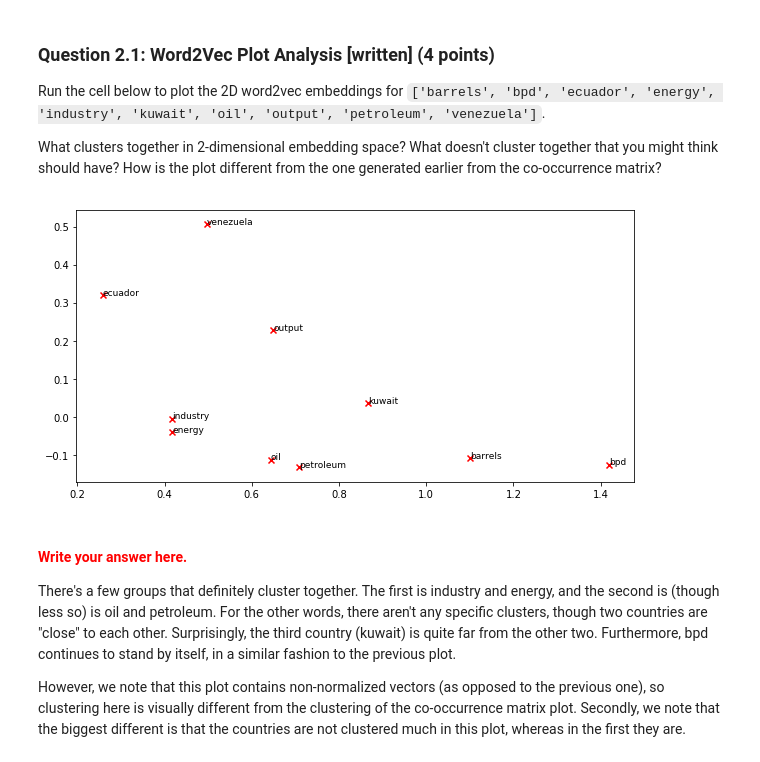
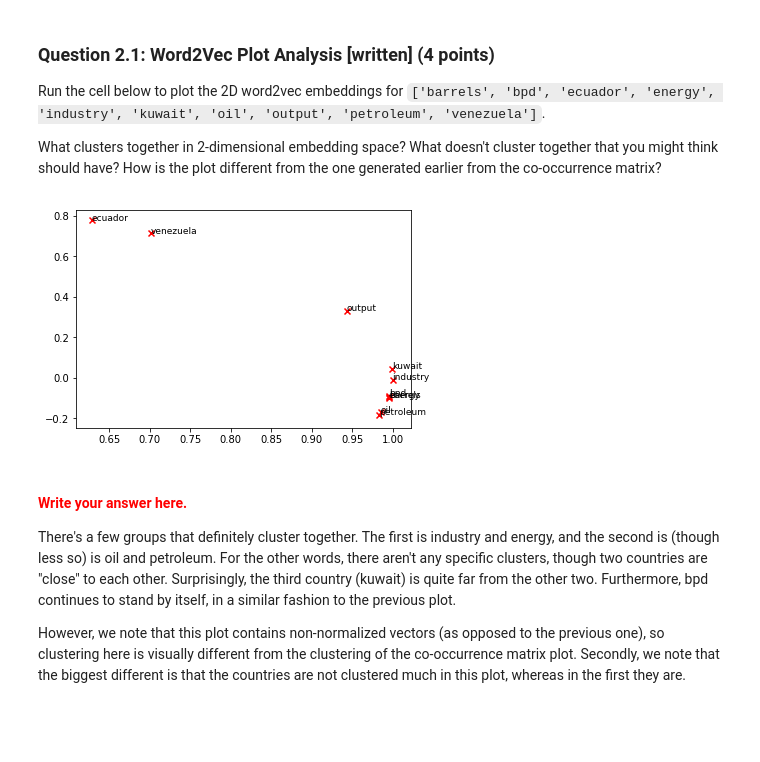
Before and after one commit to kandluis/cs224n, a Jupyter notebook: a1/exploring_word_vectors.ipynb, the cells around one changed output. Cells and saved outputs as stored; diff of their text form; code cells hidden in the pictures; blank space fills up the shorter version.

```diff
--- a/a1/exploring_word_vectors.ipynb
+++ b/a1/exploring_word_vectors.ipynb
@@ -489,6 +489,9 @@ def get_matrix_of_vectors(wv_from_bin):
 # -----------------------------------------------------------------
 M, word2Ind = get_matrix_of_vectors(wv_from_bin)
 M_reduced = reduce_to_k_dim(M, k=2)
+
+M_lengths = np.linalg.norm(M_reduced, axis=1)
+M_normalized = M_reduced / M_lengths[:, np.newaxis] # broadcasting
 # %% [output]
 Putting 3000000 words into word2Ind and matrix M...
 Done.
@@ -502,9 +505,9 @@ Run the cell below to plot the 2D word2vec embeddings for `['barrels', 'bpd', 'e
 What clusters together in 2-dimensional embedding space? What doesn't cluster together that you might think should have? How is the plot different from the one generated earlier from the co-occurrence matrix?
 # %%
 words = ['barrels', 'bpd', 'ecuador', 'energy', 'industry', 'kuwait', 'oil', 'output', 'petroleum', 'venezuela']
-plot_embeddings(M_reduced, word2Ind, words)
+plot_embeddings(M_normalized, word2Ind, words)
 # %% [output]
-[figure, old version]
+[figure, new version]
 # %% [markdown]
 #### <font color="red">Write your answer here.</font>
 There's a few groups that definitely cluster together. The first is industry and energy, and the second is (though less so) is oil and petroleum. For the other words, there aren't any specific clusters, though two countries are "close" to each other. Surprisingly, the third country (kuwait) is quite far from the other two. Furthermore, bpd continues to stand by itself, in a similar fashion to the previous plot.
```
Also changed, not shown: parts of 2 cells of this notebook, 10 other files.
